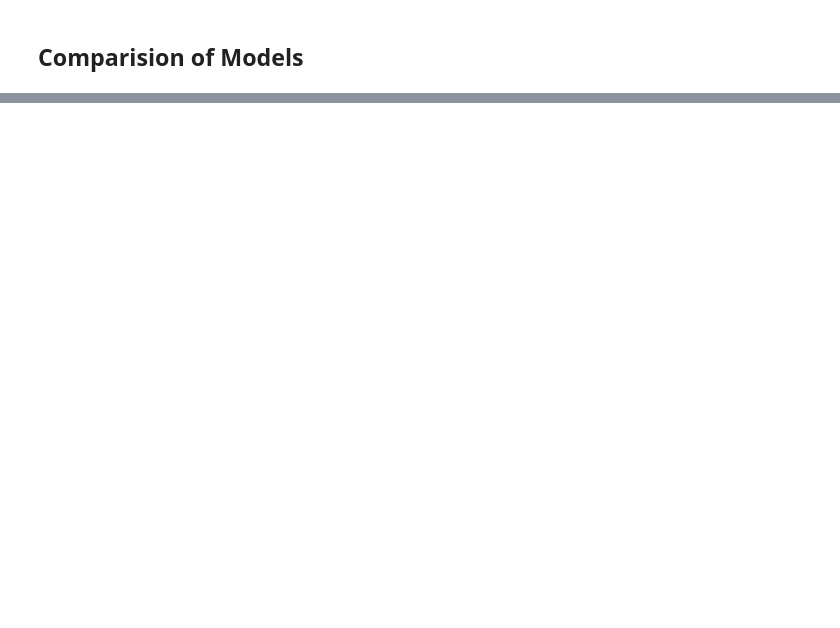
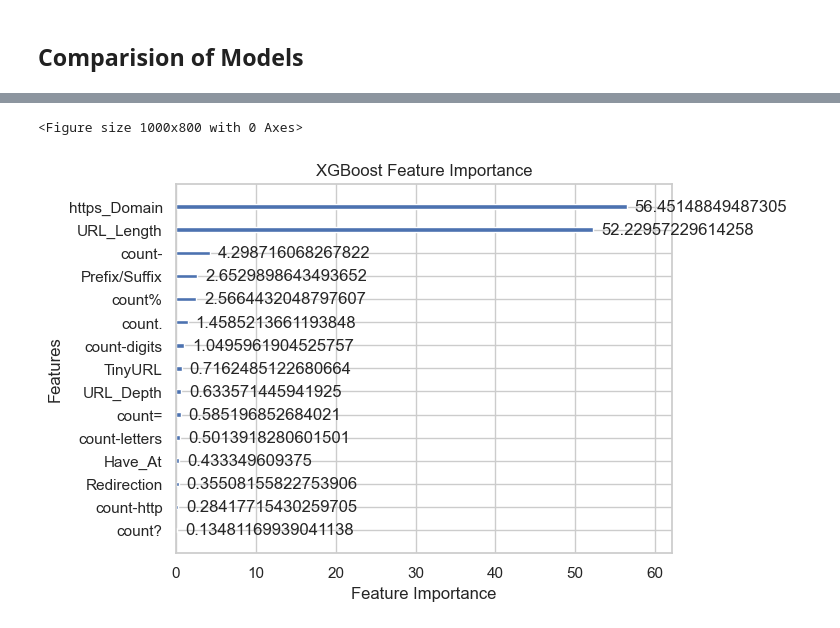
Before and after one commit to mayank3005/Phishing-Detection, a Jupyter notebook: Phishing Detection using ML models.ipynb, the cells around one changed output, grey strips where cells are left out. Cells and saved outputs as stored; diff of their text form; code cells hidden in the pictures; blank space fills up the shorter version.

```diff
--- a/Phishing Detection using ML models.ipynb
+++ b/Phishing Detection using ML models.ipynb
@@ -449,0 +722,13 @@ results.sort_values(by=['Test Accuracy', 'Train Accuracy'], ascending=False)
+# %%
+from xgboost import plot_importance
+import matplotlib.pyplot as plt
+
+# Plot feature importance
+plt.figure(figsize=(10, 8))
+plot_importance(xgb, importance_type='gain', max_num_features=15)  # You can adjust max_num_features as needed
+plt.xlabel('Feature Importance')
+plt.title('XGBoost Feature Importance')
+plt.show()
+# %% [output]
+<Figure size 1000x800 with 0 Axes>
+[figure, added]
```
Also changed, not shown: parts of 37 cells of this notebook, 3 other files.
